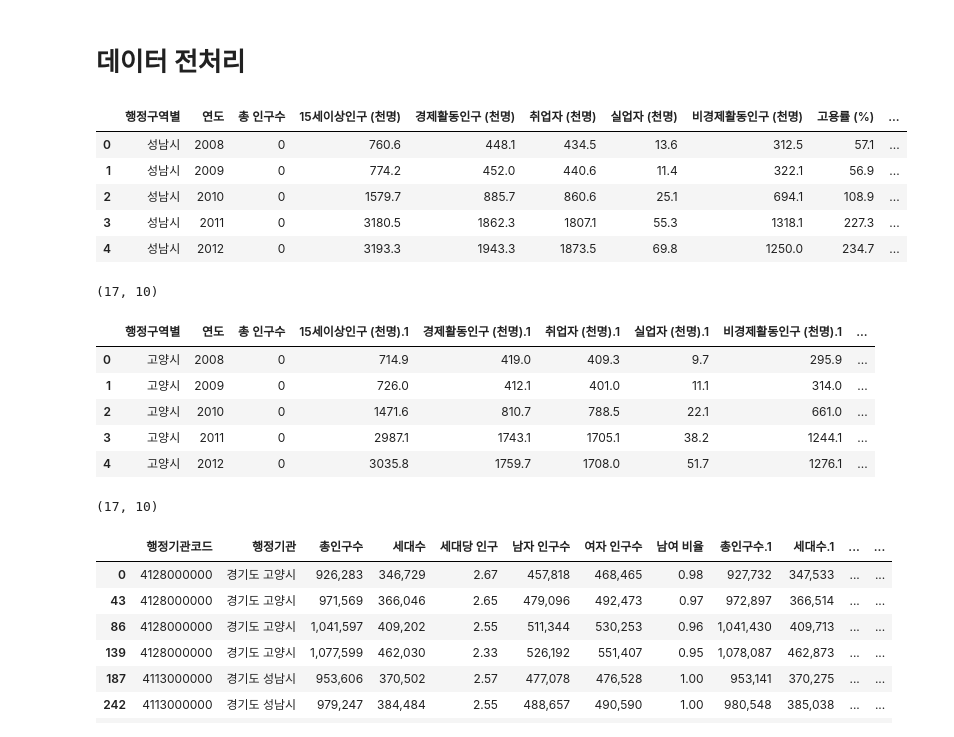
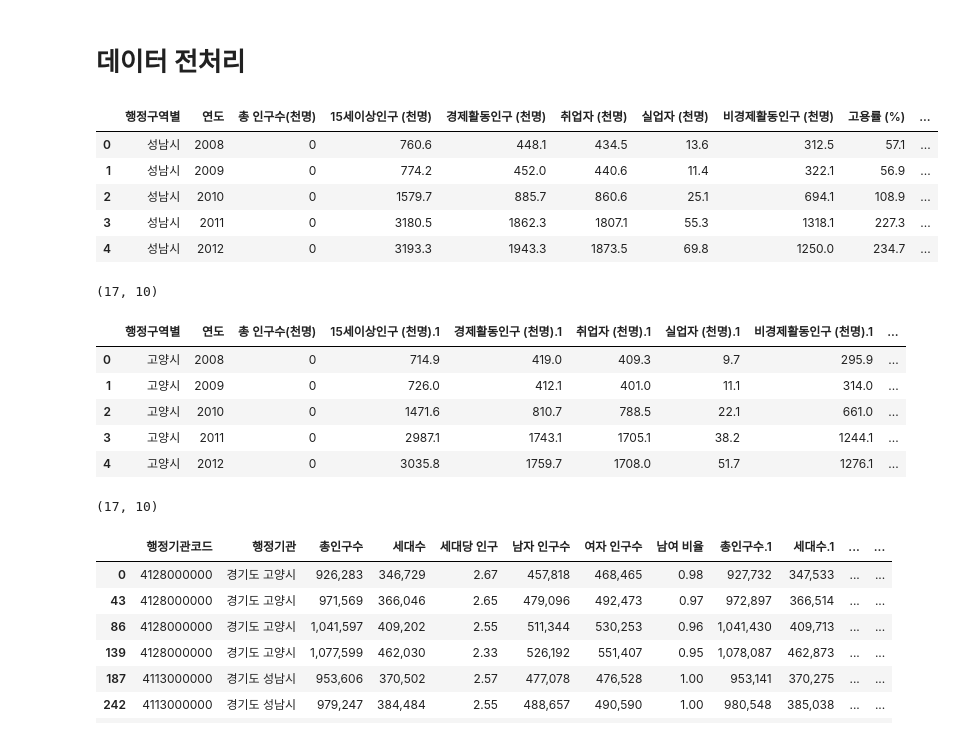
Before and after one commit to SnapishAgent/Ilsan-Investment-Insight, a Jupyter notebook: 일자리/고용실업률/employ_data.ipynb, the cells around one changed output. Cells and saved outputs as stored; diff of their text form; code cells hidden in the pictures.

```diff
--- a/일자리/고용실업률/employ_data.ipynb
+++ b/일자리/고용실업률/employ_data.ipynb
@@ -38,44 +38,44 @@ for df in dfs[1:]:
 
     df_seongnam = pd.concat([df_seongnam, df_seongnam_temp], ignore_index=True)
     df_goyang = pd.concat([df_goyang, df_goyang_temp], ignore_index=True)
 
 # 시점 컬럼에서 연도만 추출하여 새로운 컬럼 추가
 df_seongnam['연도'] = df_seongnam['시점'].apply(lambda x: str(x).split('.')[0])
 df_goyang['연도'] = df_goyang['시점'].apply(lambda x: str(x).split('.')[0])
 
 # 연도를 기준으로 데이터 합치기 (숫자형 데이터만 합산)
 df_seongnam_grouped = df_seongnam.groupby('연도').agg({col: 'sum' for col in df_seongnam.columns if df_seongnam[col].dtype in ['int64', 'float64']}).reset_index()
 df_goyang_grouped = df_goyang.groupby('연도').agg({col: 'sum' for col in df_goyang.columns if df_goyang[col].dtype in ['int64', 'float64']}).reset_index()
 
 # '행정구역별' 컬럼 추가
 df_seongnam_grouped.insert(0, '행정구역별', '성남시')
 df_goyang_grouped.insert(0, '행정구역별', '고양시')
 
-# '총 인구수' 컬럼 추가
-df_seongnam_grouped.insert(2, '총 인구수', 0)
-df_goyang_grouped.insert(2, '총 인구수', 0)
+# '총 인구수(천명)' 컬럼 추가
+df_seongnam_grouped.insert(2, '총 인구수(천명)', 0)
+df_goyang_grouped.insert(2, '총 인구수(천명)', 0)
 
 # 결과 확인
 # display(df_seongnam.head())
 # display(df_seongnam.shape)
 
 display(df_seongnam_grouped.head())
 display(df_seongnam_grouped.shape)
 
 # display(df_goyang)
 # display(df_goyang.shape)
 
 display(df_goyang_grouped.head())
 display(df_goyang_grouped.shape)
 # %% [output]
-|  | 행정구역별 | 연도 | 총 인구수 | 15세이상인구 (천명) | 경제활동인구 (천명) | 취업자 (천명) | 실업자 (천명) | 비경제활동인구 (천명) | 고용률 (%) | ... |
+|  | 행정구역별 | 연도 | 총 인구수(천명) | 15세이상인구 (천명) | 경제활동인구 (천명) | 취업자 (천명) | 실업자 (천명) | 비경제활동인구 (천명) | 고용률 (%) | ... |
 | 0 | 성남시 | 2008 | 0 | 760.6 | 448.1 | 434.5 | 13.6 | 312.5 | 57.1 | ... |
 | 1 | 성남시 | 2009 | 0 | 774.2 | 452.0 | 440.6 | 11.4 | 322.1 | 56.9 | ... |
 | 2 | 성남시 | 2010 | 0 | 1579.7 | 885.7 | 860.6 | 25.1 | 694.1 | 108.9 | ... |
 | 3 | 성남시 | 2011 | 0 | 3180.5 | 1862.3 | 1807.1 | 55.3 | 1318.1 | 227.3 | ... |
 | 4 | 성남시 | 2012 | 0 | 3193.3 | 1943.3 | 1873.5 | 69.8 | 1250.0 | 234.7 | ... |
 (17, 10)
-|  | 행정구역별 | 연도 | 총 인구수 | 15세이상인구 (천명).1 | 경제활동인구 (천명).1 | 취업자 (천명).1 | 실업자 (천명).1 | 비경제활동인구 (천명).1 | ... |
+|  | 행정구역별 | 연도 | 총 인구수(천명) | 15세이상인구 (천명).1 | 경제활동인구 (천명).1 | 취업자 (천명).1 | 실업자 (천명).1 | 비경제활동인구 (천명).1 | ... |
 | 0 | 고양시 | 2008 | 0 | 714.9 | 419.0 | 409.3 | 9.7 | 295.9 | ... |
 | 1 | 고양시 | 2009 | 0 | 726.0 | 412.1 | 401.0 | 11.1 | 314.0 | ... |
 | 2 | 고양시 | 2010 | 0 | 1471.6 | 810.7 | 788.5 | 22.1 | 661.0 | ... |
```
Also changed, not shown: parts of 7 cells of this notebook, 1 other file.
